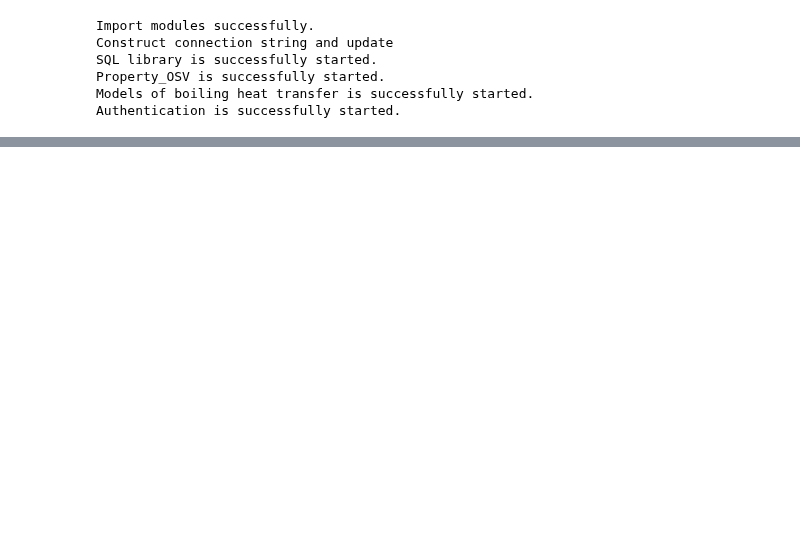
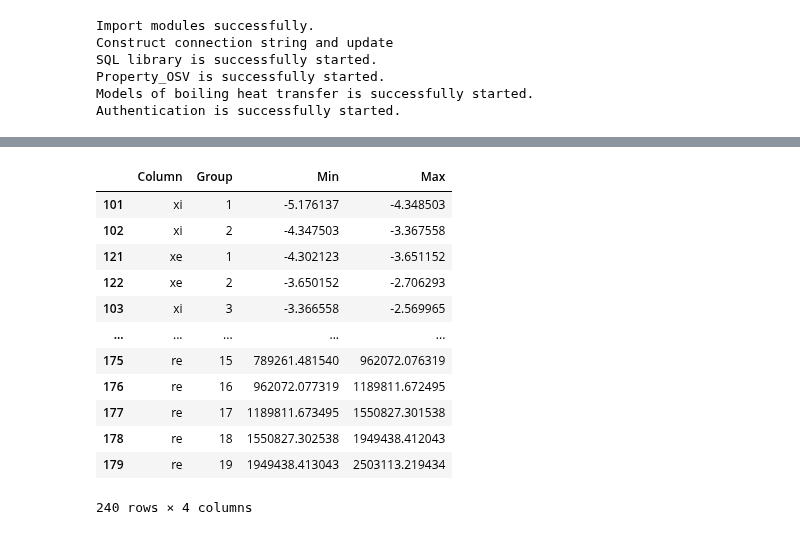
Before and after one commit to lemeap/rsrchCHF, a Jupyter notebook: Main_CHF.ipynb, the cells around one changed output, grey strips where cells are left out. Cells and saved outputs as stored; diff of their text form; code cells hidden in the pictures; blank space fills up the shorter version.

```diff
--- a/Main_CHF.ipynb
+++ b/Main_CHF.ipynb
@@ -344,7 +334,7 @@ prev_max = 0
 # K-means clustering and storing group indices and boundaries
 for col in columns:
     X = prop_tb[[col]]
-    kmeans = KMeans(n_clusters=20, random_state=0)
+    kmeans = KMeans(n_clusters=20, random_state=0, n_init=1)
     labels = kmeans.fit_predict(X)
     prop_tb[f'{col}_Group'] = labels + 1  # Group indices start from 1
 
@@ -352,15 +342,34 @@ for col in columns:
     centers = kmeans.cluster_centers_.flatten()
     centers.sort()
     for i, center in enumerate(centers):
-        boundaries = pd.DataFrame({
-            'Column': col,
-            'Group': i + 1,
-            'Min': prev_max + 0.001 if i > 0 else 0,
-            'Max': center
-        }, index=[i])
-        boundaries_df = pd.concat([boundaries_df, boundaries], ignore_index=True)
-        prev_max = center
+        if i > 0:
+            new_min = prev_max + 0.001
+            new_max = min(center, new_min + (center - new_min) / 2)  # Adjust the maximum value
+            new_boundary = pd.DataFrame({
+                'Column': [col],
+                'Group': [i],
+                'Min': [new_min],
+                'Max': [new_max]
+            })
+        else:
+            new_min = 0
+            new_max = center
+            new_boundary = pd.DataFrame({
+                'Column': [col],
+                'Group': [i],
+                'Min': [new_min],
+                'Max': [new_max]
+            })
+        boundaries_df = pd.concat([boundaries_df, new_boundary], ignore_index=True)
+        prev_max = new_max
 
-# 경계값 데이터프레임 출력
-print(prop_tb)
+# Sort boundaries_df by 'Min' values in ascending order
+boundaries_df = boundaries_df.sort_values('Min', ascending=True)
+
+# Update prop_tb with new group numbers based on boundaries_df
+for col in columns:
+    group_col = f'{col}_Group'
+    for i, row in boundaries_df[boundaries_df['Column'] == col].iterrows():
+        group_mask = (prop_tb[col] >= row['Min']) & (prop_tb[col] <= row['Max'])
+        prop_tb.loc[group_mask, group_col] = row['Group']
 # %% [output]
@@ -384,3 +390,19 @@ print(prop_tb)
+# %%
+boundaries_df
+# %% [output]
+|  | Column | Group | Min | Max |
+| 101 | xi | 1 | -5.176137 | -4.348503 |
+| 102 | xi | 2 | -4.347503 | -3.367558 |
+| 121 | xe | 1 | -4.302123 | -3.651152 |
+| 122 | xe | 2 | -3.650152 | -2.706293 |
+| 103 | xi | 3 | -3.366558 | -2.569965 |
+| ... | ... | ... | ... | ... |
+| 175 | re | 15 | 789261.481540 | 962072.076319 |
+| 176 | re | 16 | 962072.077319 | 1189811.672495 |
+| 177 | re | 17 | 1189811.673495 | 1550827.301538 |
+| 178 | re | 18 | 1550827.302538 | 1949438.412043 |
+| 179 | re | 19 | 1949438.413043 | 2503113.219434 |
+240 rows × 4 columns
 # %%
 # create session of database engine
 engine = create_engine('mysql+pymysql://{}:{}@{}:{}/{}'.format(json_res["user"][1],json_res["password"][1],json_res["host"][1],json_res["port"][1],"CHF"), echo=False, encoding='utf-8')
```
Also changed, not shown: parts of 8 cells of this notebook, 1 other file.
